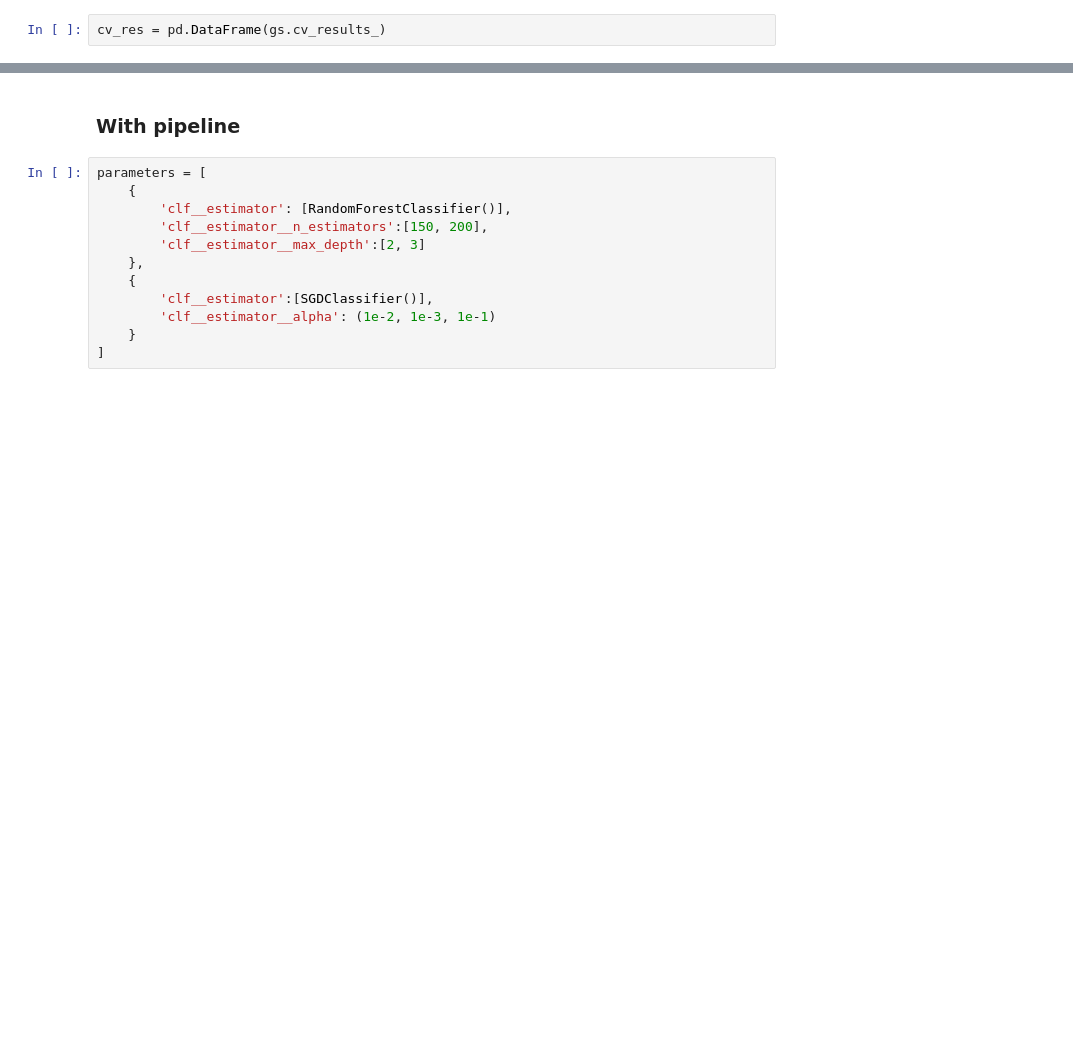
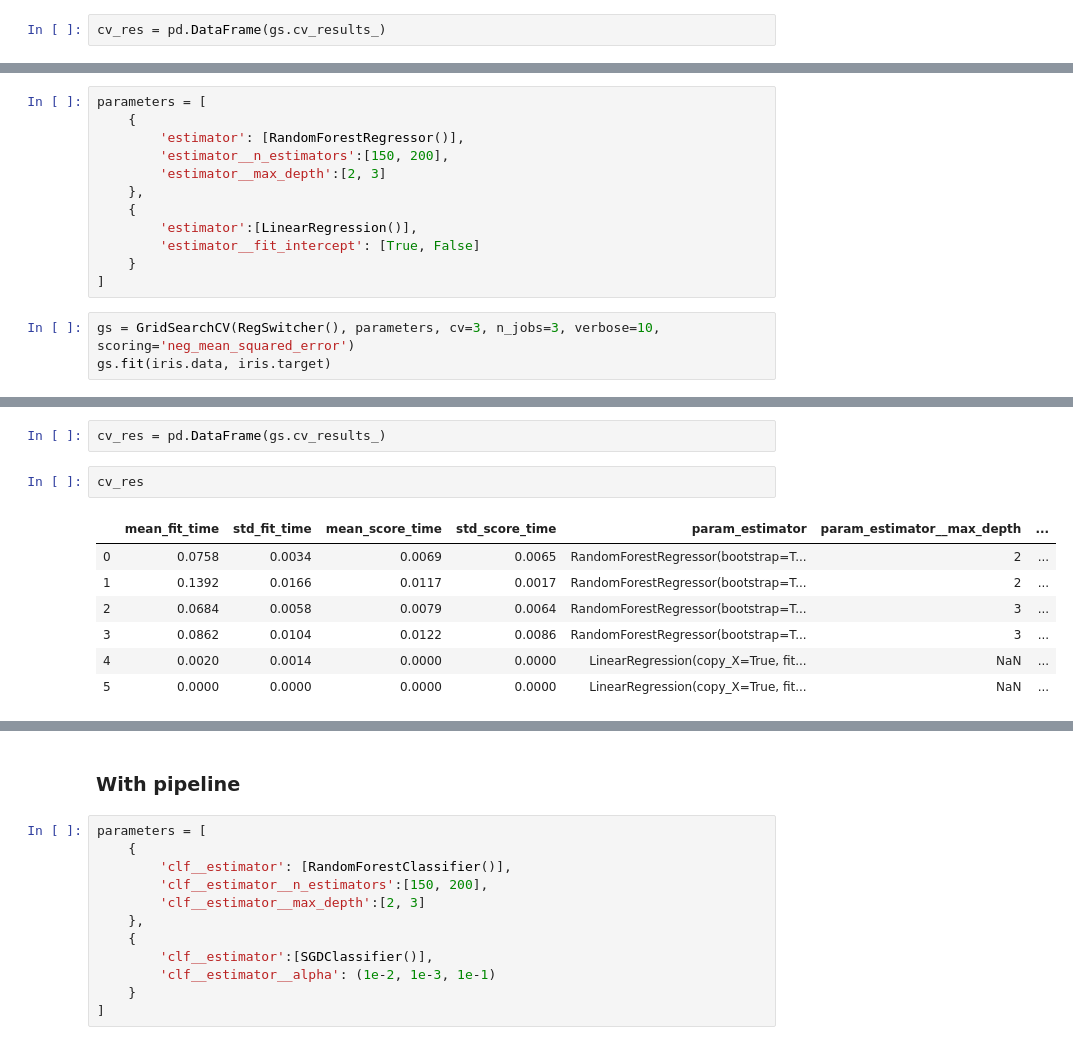
Before and after one commit to dfds-data/dfds-ds-toolbox, a Jupyter notebook: ds_toolbox/model_selection/model_selection_example.ipynb, the cells around one changed output, grey strips where cells are left out. Saved outputs shown, nothing was run; the diff lists cells and outputs as text; blank space fills up the shorter version.

Commit message:
add regression variant of switcher class

```diff
--- a/ds_toolbox/model_selection/model_selection_example.ipynb
+++ b/ds_toolbox/model_selection/model_selection_example.ipynb
@@ -70,0 +75,15 @@ cv_res
+# %%
+parameters = [
+    {
+        'estimator': [RandomForestRegressor()],
+        'estimator__n_estimators':[150, 200],
+        'estimator__max_depth':[2, 3]
+    },
+    {
+        'estimator':[LinearRegression()],
+        'estimator__fit_intercept': [True, False]
+    }
+]
+# %%
+gs = GridSearchCV(RegSwitcher(), parameters, cv=3, n_jobs=3, verbose=10, scoring='neg_mean_squared_error')
+gs.fit(iris.data, iris.target)
@@ -70,0 +114,12 @@ cv_res
+# %%
+cv_res = pd.DataFrame(gs.cv_results_)
+# %%
+cv_res
+# %% [output]
+|  | mean_fit_time | std_fit_time | mean_score_time | std_score_time | param_estimator | param_estimator__max_depth | ... |
+| 0 | 0.0758 | 0.0034 | 0.0069 | 0.0065 | RandomForestRegressor(bootstrap=T... | 2 | ... |
+| 1 | 0.1392 | 0.0166 | 0.0117 | 0.0017 | RandomForestRegressor(bootstrap=T... | 2 | ... |
+| 2 | 0.0684 | 0.0058 | 0.0079 | 0.0064 | RandomForestRegressor(bootstrap=T... | 3 | ... |
+| 3 | 0.0862 | 0.0104 | 0.0122 | 0.0086 | RandomForestRegressor(bootstrap=T... | 3 | ... |
+| 4 | 0.0020 | 0.0014 | 0.0000 | 0.0000 | LinearRegression(copy_X=True, fit... | NaN | ... |
+| 5 | 0.0000 | 0.0000 | 0.0000 | 0.0000 | LinearRegression(copy_X=True, fit... | NaN | ... |
```
Also changed, not shown: parts of 12 cells of this notebook, 1 other file.
